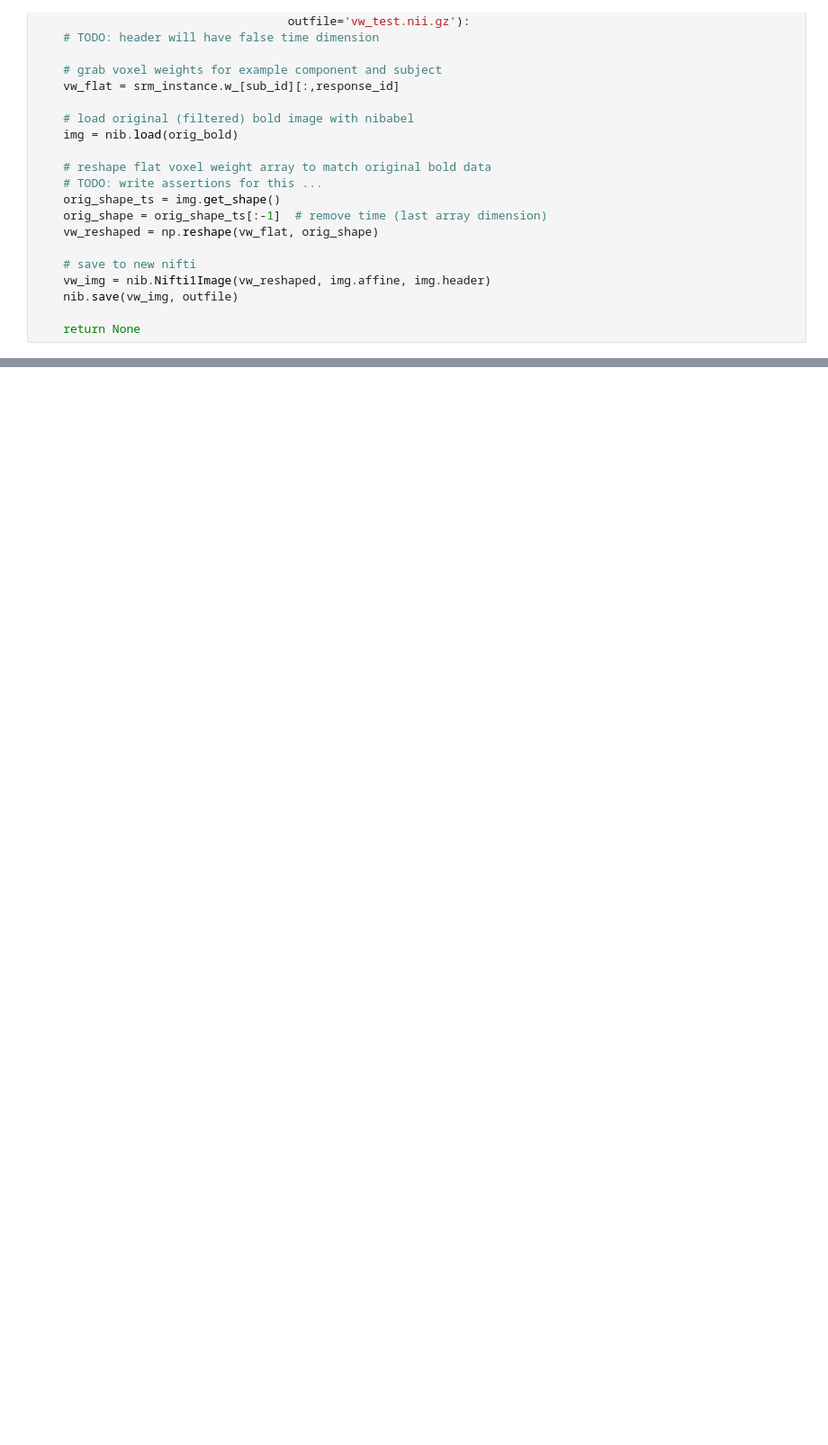
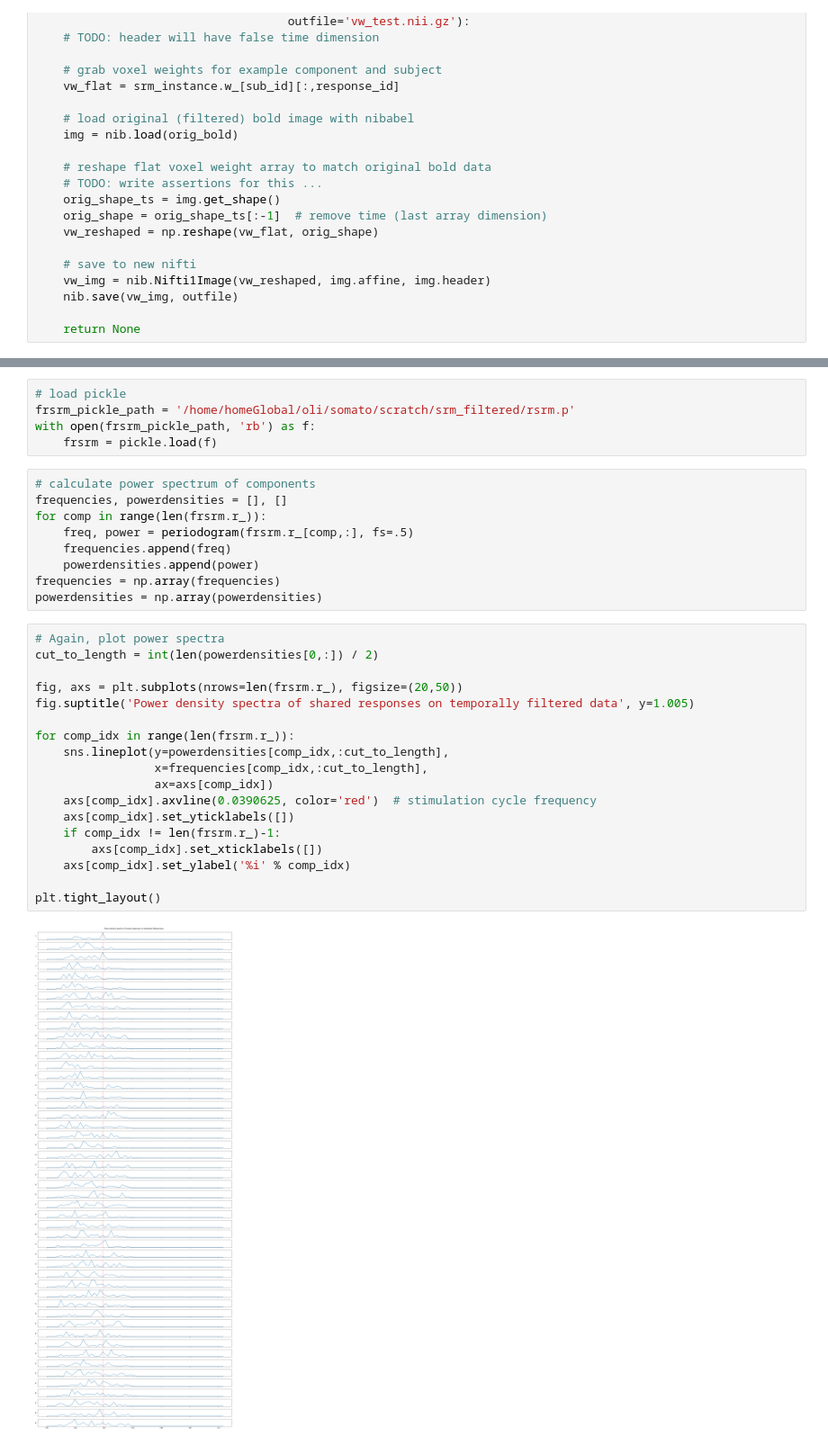
Before and after one commit to oliver-contier/somato_align, a Jupyter notebook: srm/plot_srm_results.ipynb, the cells around one changed output, grey strips where cells are left out. Shown at 90% size. Cells and saved outputs as stored; diff of their text form; blank space fills up the shorter version.

Commit message:
same for robust srm on filtered data

```diff
--- a/srm/plot_srm_results.ipynb
+++ b/srm/plot_srm_results.ipynb
@@ -298,0 +300,34 @@ Please use the ``img.shape`` property instead.
+# %%
+# load pickle
+frsrm_pickle_path = '/home/homeGlobal/oli/somato/scratch/srm_filtered/rsrm.p'
+with open(frsrm_pickle_path, 'rb') as f:
+    frsrm = pickle.load(f)
+# %%
+# calculate power spectrum of components
+frequencies, powerdensities = [], []
+for comp in range(len(frsrm.r_)):
+    freq, power = periodogram(frsrm.r_[comp,:], fs=.5)
+    frequencies.append(freq)
+    powerdensities.append(power)
+frequencies = np.array(frequencies)
+powerdensities = np.array(powerdensities)
+# %%
+# Again, plot power spectra
+cut_to_length = int(len(powerdensities[0,:]) / 2)
+
+fig, axs = plt.subplots(nrows=len(frsrm.r_), figsize=(20,50))
+fig.suptitle('Power density spectra of shared responses on temporally filtered data', y=1.005)
+
+for comp_idx in range(len(frsrm.r_)):
+    sns.lineplot(y=powerdensities[comp_idx,:cut_to_length],
+                 x=frequencies[comp_idx,:cut_to_length],
+                 ax=axs[comp_idx])
+    axs[comp_idx].axvline(0.0390625, color='red')  # stimulation cycle frequency
+    axs[comp_idx].set_yticklabels([])
+    if comp_idx != len(frsrm.r_)-1:
+        axs[comp_idx].set_xticklabels([])
+    axs[comp_idx].set_ylabel('%i' % comp_idx)
+
+plt.tight_layout()
+# %% [output]
+[figure, added]
```
Also changed, not shown: parts of 11 cells of this notebook, 1 other file.
